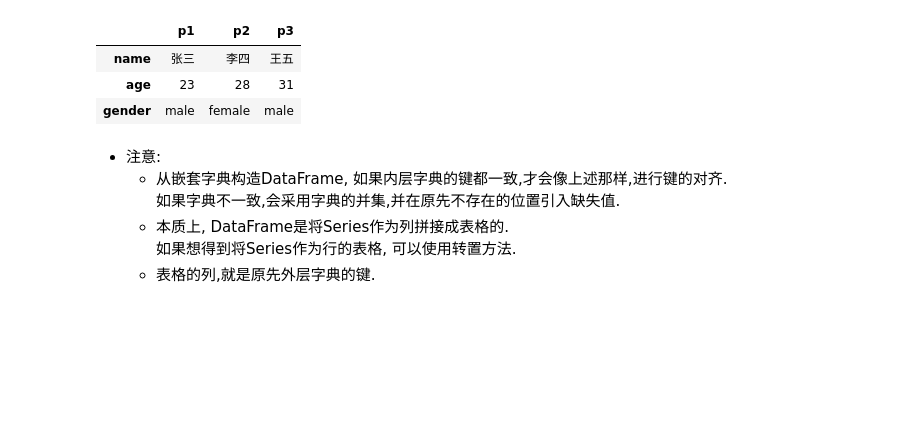
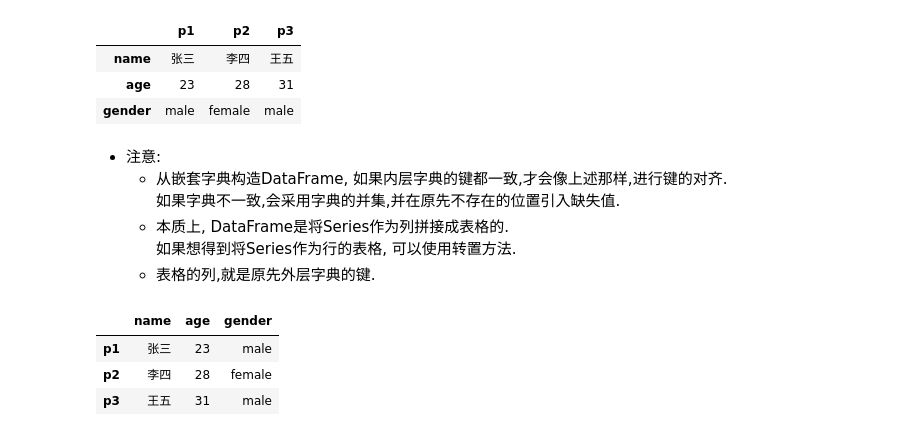
Before and after one commit to flashriver/python3, a Jupyter notebook: 01-dict.ipynb, the cells around one changed output. Saved outputs shown, nothing was run; the diff lists cells and outputs as text; code cells hidden in the pictures; blank space fills up the shorter version.

```diff
--- a/01-dict.ipynb
+++ b/01-dict.ipynb
@@ -700,3 +820,10 @@ Person
     * 本质上, DataFrame是将Series作为列拼接成表格的.
         如果想得到将Series作为行的表格, 可以使用转置方法.
     * 表格的列,就是原先外层字典的键.
+# %%
+Person.T
+# %% [output]
+|  | name | age | gender |
+| p1 | 张三 | 23 | male |
+| p2 | 李四 | 28 | female |
+| p3 | 王五 | 31 | male |
```
Also changed, not shown: parts of 29 cells of this notebook.
